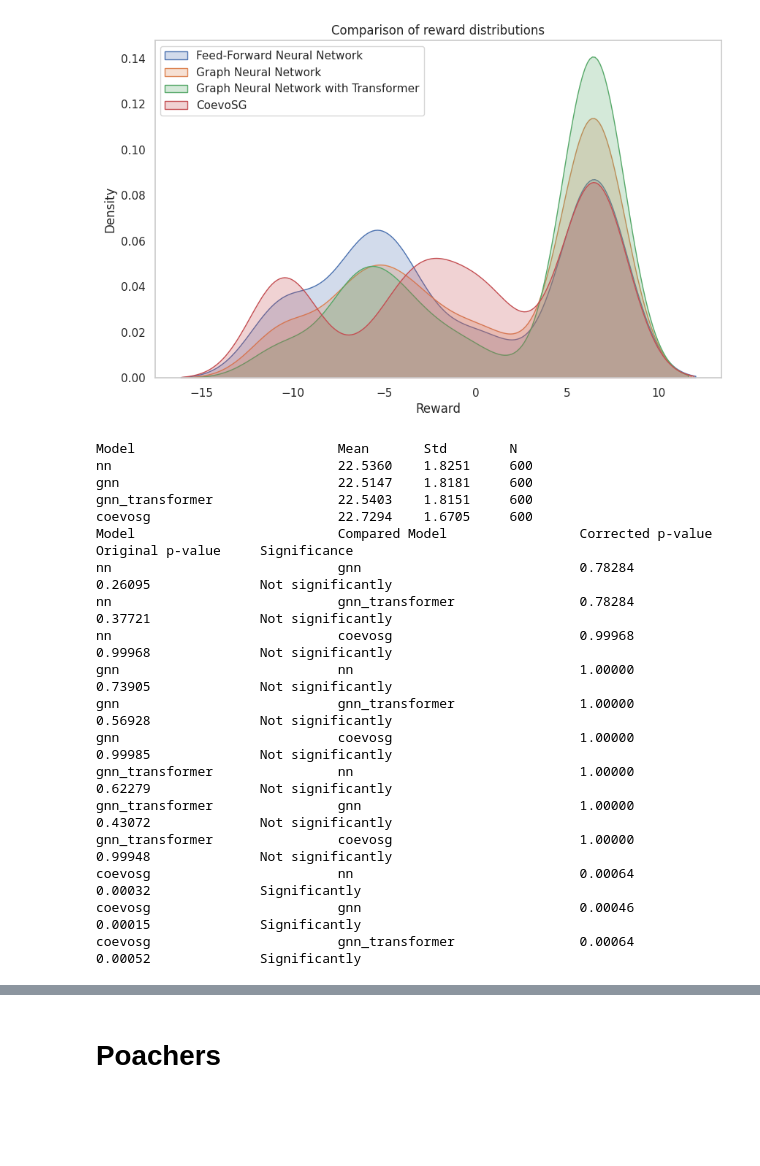
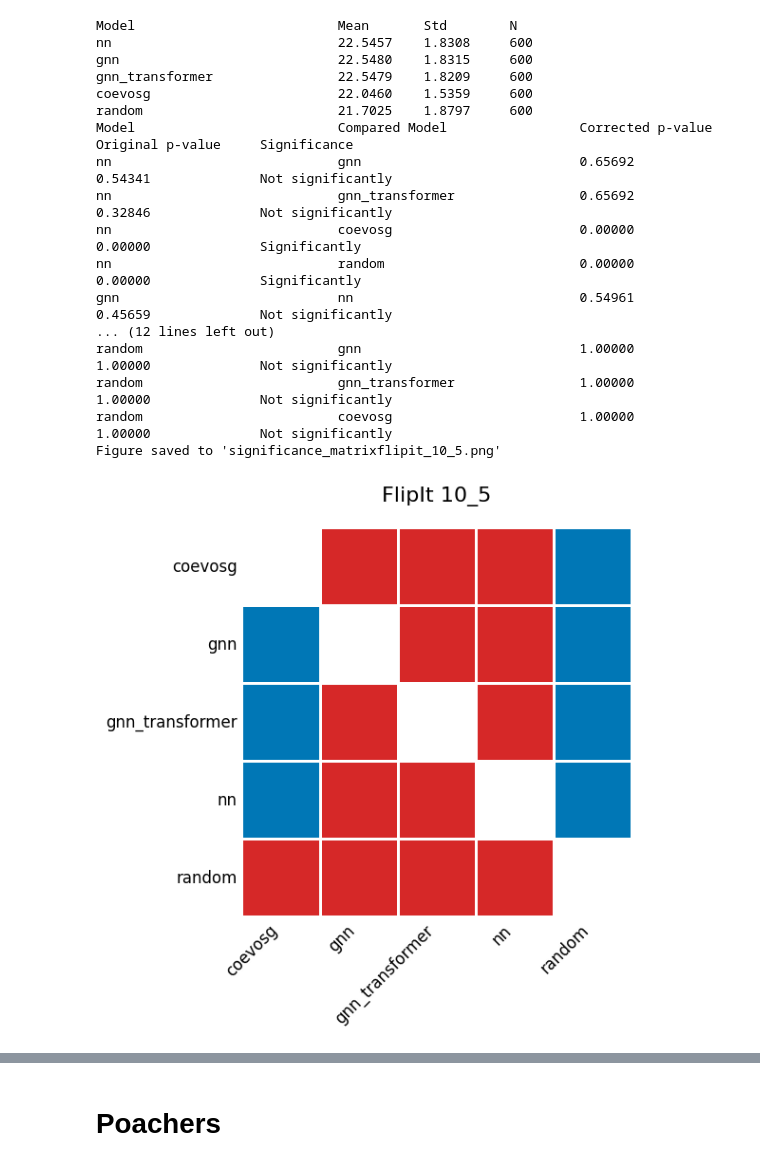
Before and after one commit to Simonexc/StackelbergGames, a Jupyter notebook: src/evaluate.ipynb, the cells around one changed output, grey strips where cells are left out. Saved outputs shown, nothing was run; the diff lists cells and outputs as text; code cells hidden in the pictures; blank space fills up the shorter version.

```diff
--- a/src/evaluate.ipynb
+++ b/src/evaluate.ipynb
@@ -146,4 +122,0 @@ coevosg                        gnn_transformer                0.96657
-# %%
-plot_density(poachers_10)
-# %% [output]
-[figure, removed]
@@ -150,26 +209,32 @@ plot_density(poachers_10)
+# %%
+values = []
+steps = []
 # %%
-flipit_10 = read_data("results3/test_flipit_10_5_41.yaml")
-_ = get_summarized_results_for_all_models(flipit_10, print_results=True)
-_ = compare_all_models(flipit_10, print_results=True)
+steps.append("10_5")
+flipit_10 = read_data("stackelberg/test_flipit_10_5_41.yaml")
+results = normalize(get_summarized_results_for_all_models(flipit_10, print_results=True), -3.9304, 25.3271)
+values.append(results)
+significance = compare_all_models(flipit_10, print_results=True)
+visualize_significance(significance, 'FlipIt 10_5')
 # %% [output]
 Model                          Mean       Std        N
-nn                             22.5360    1.8251     600
-gnn                            22.5147    1.8181     600
-gnn_transformer                22.5403    1.8151     600
-coevosg                        22.7294    1.6705     600
+nn                             22.5457    1.8308     600
+gnn                            22.5480    1.8315     600
+gnn_transformer                22.5479    1.8209     600
+coevosg                        22.0460    1.5359     600
+random                         21.7025    1.8797     600
 Model                          Compared Model                 Corrected p-value    Original p-value     Significance
-nn                             gnn                            0.78284              0.26095              Not significantly
-nn                             gnn_transformer                0.78284              0.37721              Not significantly
-nn                             coevosg                        0.99968              0.99968              Not significantly
-gnn                            nn                             1.00000              0.73905              Not significantly
-gnn                            gnn_transformer                1.00000              0.56928              Not significantly
-gnn                            coevosg                        1.00000              0.99985              Not significantly
-gnn_transformer                nn                             1.00000              0.62279              Not significantly
-gnn_transformer                gnn                            1.00000              0.43072              Not significantly
-gnn_transformer                coevosg                        1.00000              0.99948              Not significantly
-coevosg                        nn                             0.00064              0.00032              Significantly
-coevosg                        gnn                            0.00046              0.00015              Significantly
-coevosg                        gnn_transformer                0.00064              0.00052              Significantly
+nn                             gnn                            0.65692              0.54341              Not significantly
+nn                             gnn_transformer                0.65692              0.32846              Not significantly
+nn                             coevosg                        0.00000              0.00000              Significantly
+nn                             random                         0.00000              0.00000              Significantly
+gnn                            nn                             0.54961              0.45659              Not significantly
+... (12 lines left out)
+random                         gnn                            1.00000              1.00000              Not significantly
+random                         gnn_transformer                1.00000              1.00000              Not significantly
+random                         coevosg                        1.00000              1.00000              Not significantly
+Figure saved to 'significance_matrixflipit_10_5.png'
+[figure, added]
 # %%
 plot_density(flipit_10)
 # %% [output]
```
Also changed, not shown: parts of 22 cells of this notebook, 33 other files.
